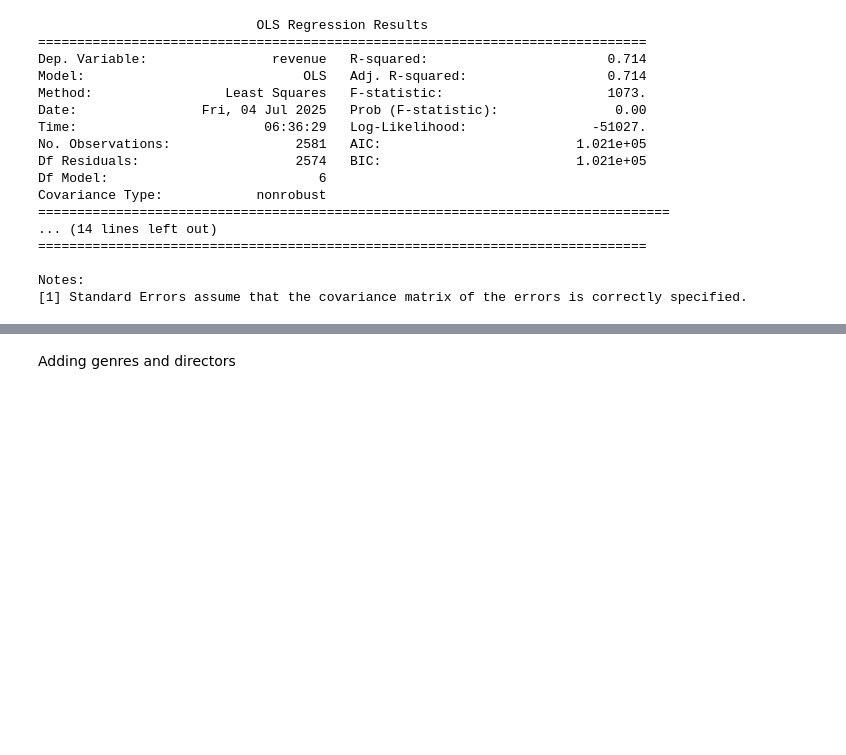
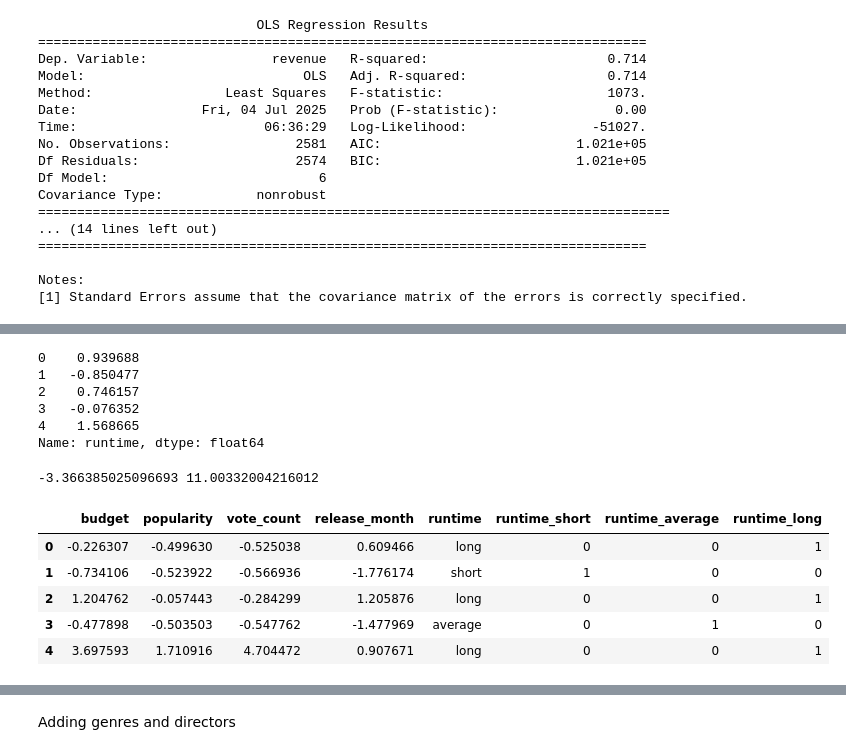
Before and after one commit to Assesa44/Movie-Revenue-Predictor, a Jupyter notebook: Notebooks/revenue_predictor.ipynb, the cells around one changed output, grey strips where cells are left out. Cells and saved outputs as stored; diff of their text form; code cells hidden in the pictures; blank space fills up the shorter version.

Commit message:
fixes: identified model issues and sorted them

```diff
--- a/Notebooks/revenue_predictor.ipynb
+++ b/Notebooks/revenue_predictor.ipynb
@@ -1003,0 +944,5 @@ strong multicollinearity or other numerical problems.
+# %%
+X_reduced1 = X_scaled.drop(columns= ['vote_average']).copy()
+
+model_scaled = sm.OLS(y_train, sm.add_constant(X_reduced1)).fit()
+print(model_scaled.summary())
@@ -1003,0 +967,34 @@ strong multicollinearity or other numerical problems.
+# %%
+X_reduced1['runtime'].head()
+# %% [output]
+0    0.939688
+1   -0.850477
+2    0.746157
+3   -0.076352
+4    1.568665
+Name: runtime, dtype: float64
+# %%
+min = X_reduced1['runtime'].min()
+max = X_reduced1['runtime'].max()
+X_split = X_reduced1.copy()
+print(min, max)
+# %% [output]
+-3.366385025096693 11.00332004216012
+# %%
+X_split['runtime'].dtype
+
+X_split['runtime'] = pd.to_numeric(X_split['runtime'], errors='coerce')
+# %%
+bins = [-float('inf'), -0.5, 0.5, float('inf')]
+labels = ['short', 'average', 'long']
+X_split['runtime'] = pd.cut(X_split['runtime'], bins=bins, labels=labels)
+runtime_dummies = pd.get_dummies(X_split['runtime'], prefix='runtime')
+X_split = pd.concat([X_split, runtime_dummies], axis=1)
+X_split.head()
+# %% [output]
+|  | budget | popularity | vote_count | release_month | runtime | runtime_short | runtime_average | runtime_long |
+| 0 | -0.226307 | -0.499630 | -0.525038 | 0.609466 | long | 0 | 0 | 1 |
+| 1 | -0.734106 | -0.523922 | -0.566936 | -1.776174 | short | 1 | 0 | 0 |
+| 2 | 1.204762 | -0.057443 | -0.284299 | 1.205876 | long | 0 | 0 | 1 |
+| 3 | -0.477898 | -0.503503 | -0.547762 | -1.477969 | average | 0 | 1 | 0 |
+| 4 | 3.697593 | 1.710916 | 4.704472 | 0.907671 | long | 0 | 0 | 1 |
```
Also changed, not shown: parts of 22 cells of this notebook.
